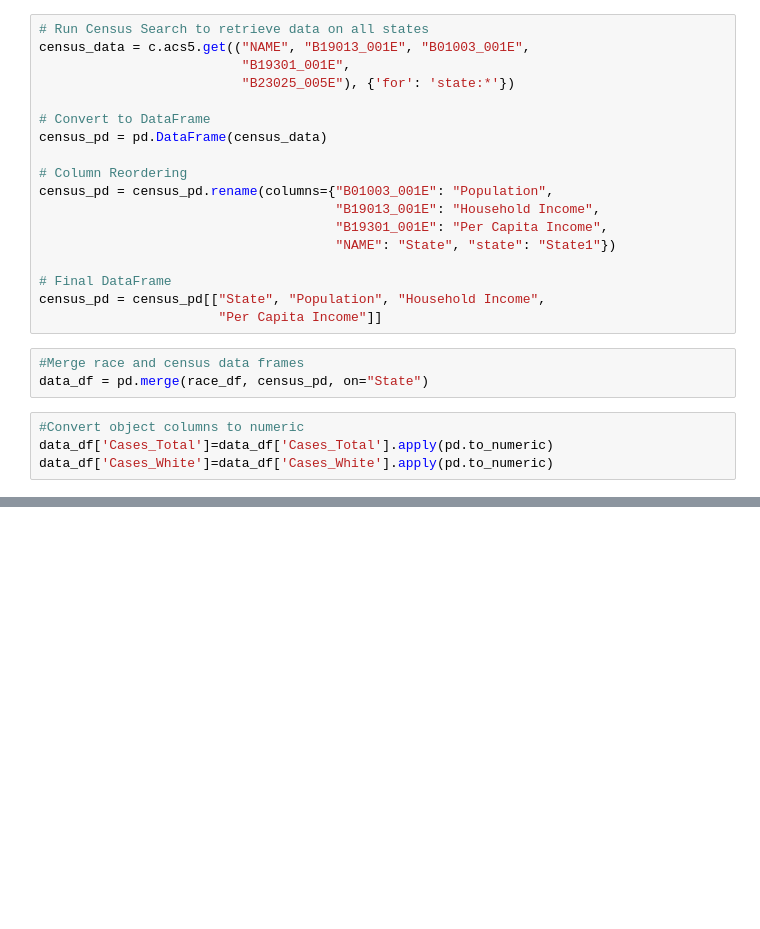
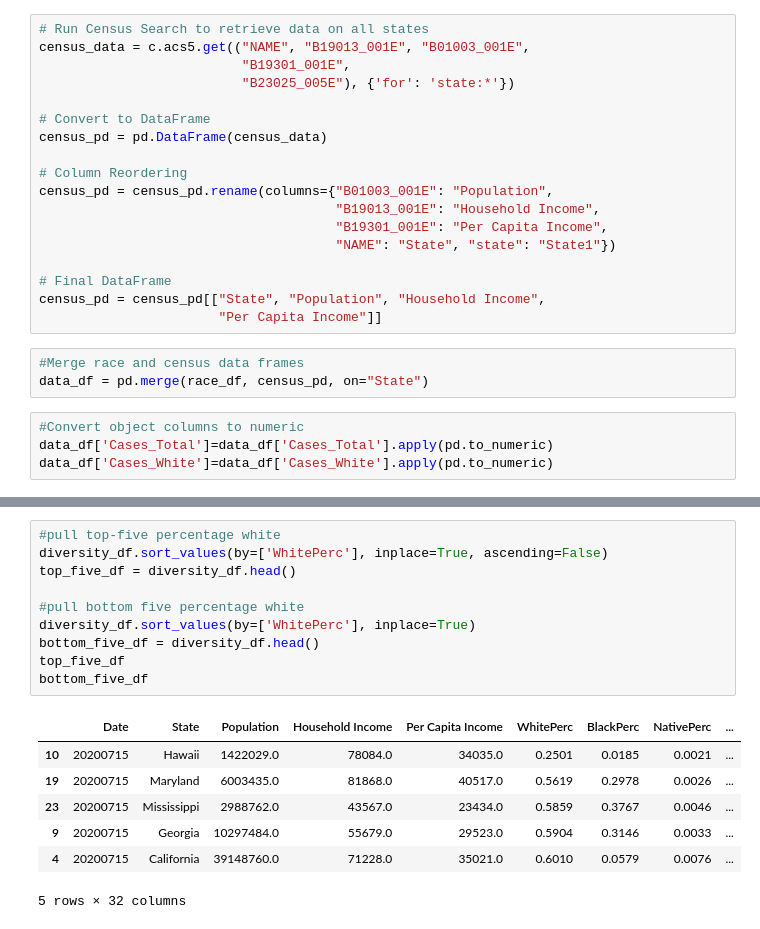
Before and after one commit to MBoerenko/Project1, a Jupyter notebook: CleanUp.ipynb, the cells around one changed output, grey strips where cells are left out. Drawn from its saved outputs; the diff is of its cells as text; blank space fills up the shorter version.

```diff
--- a/CleanUp.ipynb
+++ b/CleanUp.ipynb
@@ -102,6 +102,24 @@ diversity_df.head()
 | 3 | 20200715 | Arkansas | 2990671.0 | 45726.0 | 25635.0 | 0.7700 | 0.1541 | 0.0067 | ... |
 | 4 | 20200715 | California | 39148760.0 | 71228.0 | 35021.0 | 0.6010 | 0.0579 | 0.0076 | ... |
 5 rows × 32 columns
+# %%
+#pull top-five percentage white
+diversity_df.sort_values(by=['WhitePerc'], inplace=True, ascending=False)
+top_five_df = diversity_df.head()
+
+#pull bottom five percentage white
+diversity_df.sort_values(by=['WhitePerc'], inplace=True)
+bottom_five_df = diversity_df.head()
+top_five_df
+bottom_five_df
+# %% [output]
+|  | Date | State | Population | Household Income | Per Capita Income | WhitePerc | BlackPerc | NativePerc | ... |
+| 10 | 20200715 | Hawaii | 1422029.0 | 78084.0 | 34035.0 | 0.2501 | 0.0185 | 0.0021 | ... |
+| 19 | 20200715 | Maryland | 6003435.0 | 81868.0 | 40517.0 | 0.5619 | 0.2978 | 0.0026 | ... |
+| 23 | 20200715 | Mississippi | 2988762.0 | 43567.0 | 23434.0 | 0.5859 | 0.3767 | 0.0046 | ... |
+| 9 | 20200715 | Georgia | 10297484.0 | 55679.0 | 29523.0 | 0.5904 | 0.3146 | 0.0033 | ... |
+| 4 | 20200715 | California | 39148760.0 | 71228.0 | 35021.0 | 0.6010 | 0.0579 | 0.0076 | ... |
+5 rows × 32 columns
 # %%
 #For Fun
 #import the Covid death counts by gender and state
```
Also changed, not shown: parts of 3 cells of this notebook, 1 other file.
